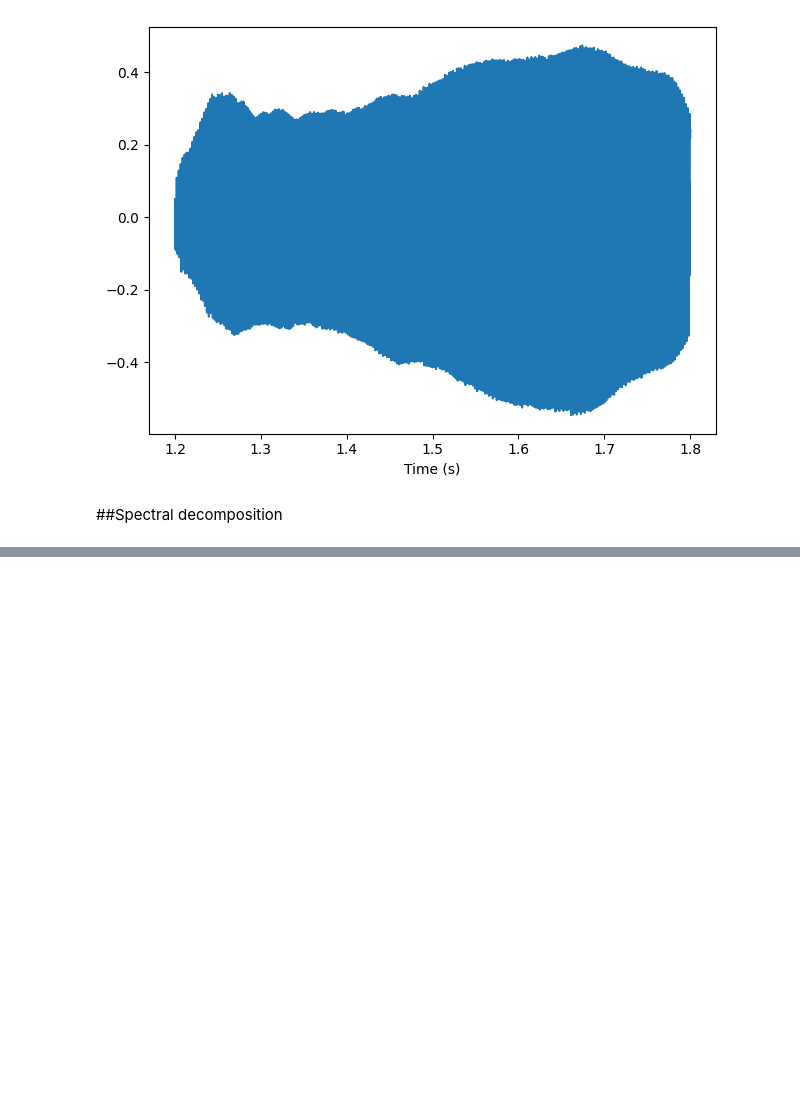
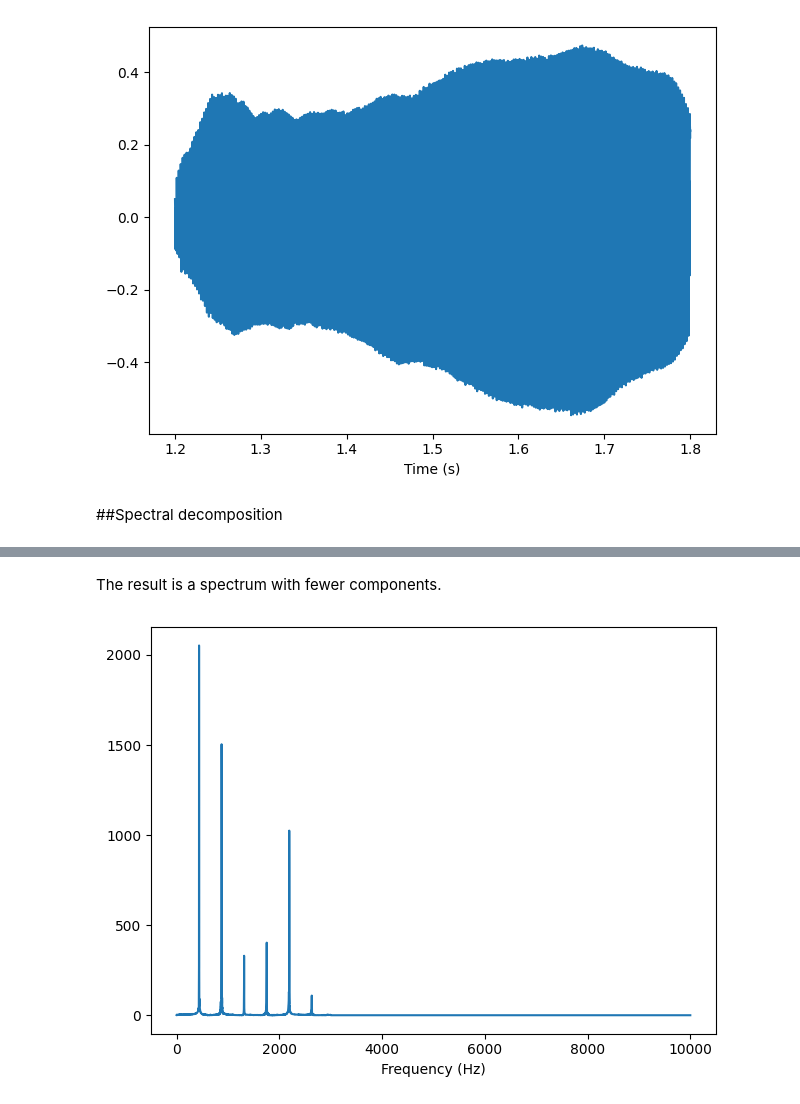
Before and after one commit to rahiakela/audio-processing-research-and-practice, a Jupyter notebook: think-dsp/01_sounds_and_signals.ipynb, the cells around one changed output, grey strips where cells are left out. Drawn from its saved outputs; the diff is of its cells as text; code cells hidden in the pictures; blank space fills up the shorter version.

```diff
--- a/think-dsp/01_sounds_and_signals.ipynb
+++ b/think-dsp/01_sounds_and_signals.ipynb
@@ -157,0 +207,7 @@ decorate(xlabel="Time (s)")
+# %% [markdown]
+The result is a spectrum with fewer components.
+# %%
+spectrum.plot(high=10000)
+decorate(xlabel="Frequency (Hz)")
+# %% [output]
+[figure, added]
```
Also changed, not shown: parts of 17 cells of this notebook.
